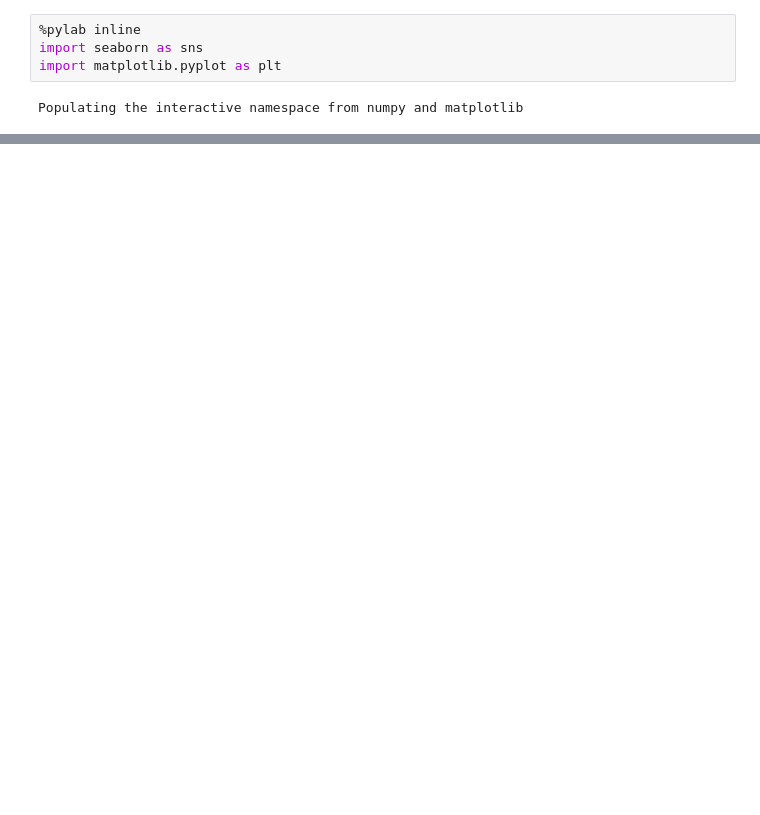
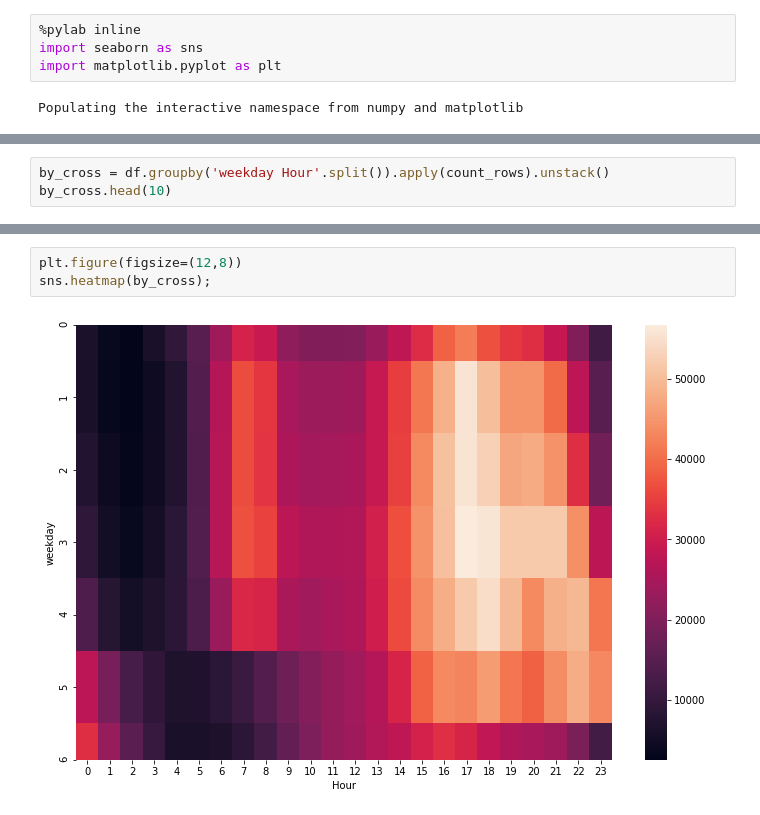
Before and after one commit to kilus666/Python-VCCORP, a Jupyter notebook: Ubercase/Uber analytic.ipynb, the cells around one changed output, grey strips where cells are left out. Cells and saved outputs as stored; diff of their text form; blank space fills up the shorter version.

```diff
--- a/Ubercase/Uber analytic.ipynb
+++ b/Ubercase/Uber analytic.ipynb
@@ -98,0 +179,3 @@ dtype: int64
+# %%
+by_cross = df.groupby('weekday Hour'.split()).apply(count_rows).unstack()
+by_cross.head(10)
@@ -98,0 +193,5 @@ dtype: int64
+# %%
+plt.figure(figsize=(12,8))
+sns.heatmap(by_cross);
+# %% [output]
+[figure, added]
```
Also changed, not shown: parts of 16 cells of this notebook, 1 other file.
